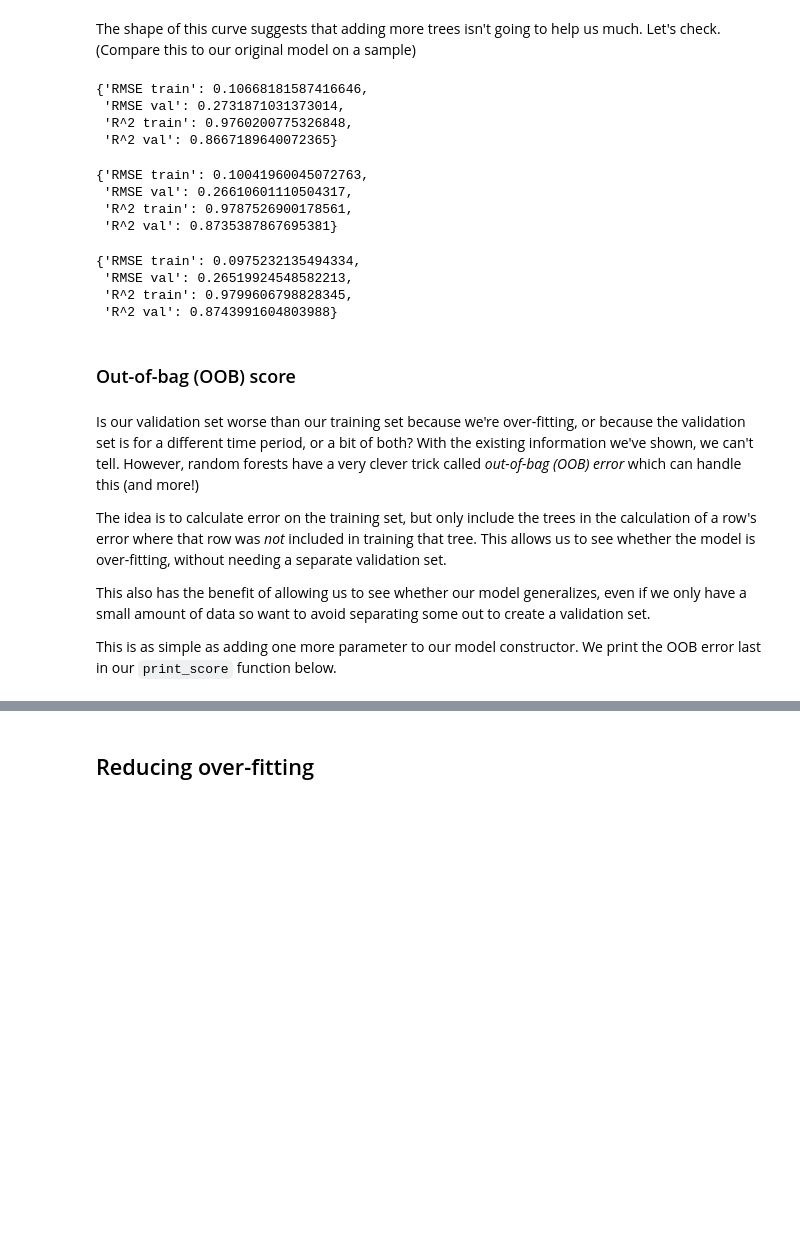
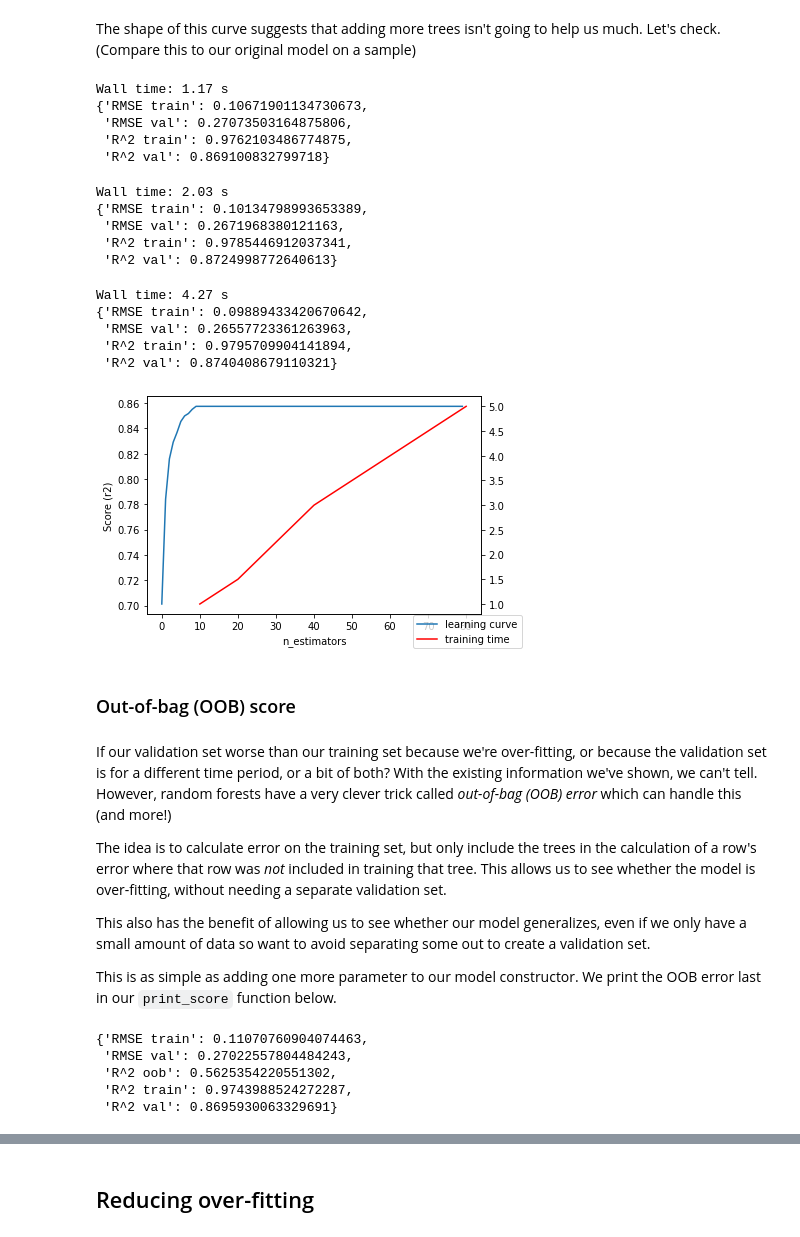
Before and after one commit to franperezlopez/mlcourse, a Jupyter notebook: notebooks/ml1.ipynb, the cells around one changed output, grey strips where cells are left out. Saved outputs shown, nothing was run; the diff lists cells and outputs as text; code cells hidden in the pictures; blank space fills up the shorter version.

```diff
--- a/notebooks/ml1.ipynb
+++ b/notebooks/ml1.ipynb
@@ -651,41 +635,64 @@ The curve shows that the model improves with the size of the estimators, but thi
 The shape of this curve suggests that adding more trees isn't going to help us much. Let's check. (Compare this to our original model on a sample)
 # %%
 m = RandomForestRegressor(n_estimators=20, n_jobs=-1)
-m.fit(X_train, y_train)
+%time m.fit(X_train, y_train)
 print_score(m)
 # %% [output]
-{'RMSE train': 0.10668181587416646,
- 'RMSE val': 0.2731871031373014,
- 'R^2 train': 0.9760200775326848,
- 'R^2 val': 0.8667189640072365}
+Wall time: 1.17 s
+{'RMSE train': 0.10671901134730673,
+ 'RMSE val': 0.27073503164875806,
+ 'R^2 train': 0.9762103486774875,
+ 'R^2 val': 0.869100832799718}
 # %%
 m = RandomForestRegressor(n_estimators=40, n_jobs=-1)
-m.fit(X_train, y_train)
+%time m.fit(X_train, y_train)
 print_score(m)
 # %% [output]
-{'RMSE train': 0.10041960045072763,
- 'RMSE val': 0.26610601110504317,
- 'R^2 train': 0.9787526900178561,
- 'R^2 val': 0.8735387867695381}
+Wall time: 2.03 s
+{'RMSE train': 0.10134798993653389,
+ 'RMSE val': 0.2671968380121163,
+ 'R^2 train': 0.9785446912037341,
+ 'R^2 val': 0.8724998772640613}
 # %%
 m = RandomForestRegressor(n_estimators=80, n_jobs=-1)
-m.fit(X_train, y_train)
+%time m.fit(X_train, y_train)
 print_score(m)
 # %% [output]
-{'RMSE train': 0.0975232135494334,
- 'RMSE val': 0.26519924548582213,
- 'R^2 train': 0.9799606798828345,
- 'R^2 val': 0.8743991604803988}
+Wall time: 4.27 s
+{'RMSE train': 0.09889433420670642,
+ 'RMSE val': 0.26557723361263963,
+ 'R^2 train': 0.9795709904141894,
+ 'R^2 val': 0.8740408679110321}
+# %%
+#plt.plot([metrics.r2_score(y_valid, np.mean(preds[:i+1], axis=0)) for i in range(m.n_estimators)]);
+learning_curve = pd.DataFrame({'Score (r2)': [metrics.r2_score(y_valid, np.mean(preds[:i+1], axis=0)) for i in range(m.n_estimators)],
+                               'n_estimators': range(m.n_estimators)})
+sns.lineplot(y='Score (r2)', x='n_estimators', data=learning_curve, label="learning curve", legend=False)
+ax = plt.twinx()
+sns.lineplot(x=[10,20,40,80], y=[1,1.5,3,5], color="r", ax=ax, label="training time", legend=False)
+ax.figure.legend(loc='lower right');
+# %% [output]
+[figure, added]
 # %% [markdown]
 ### Out-of-bag (OOB) score
 # %% [markdown]
-Is our validation set worse than our training set because we're over-fitting, or because the validation set is for a different time period, or a bit of both? With the existing information we've shown, we can't tell. However, random forests have a very clever trick called *out-of-bag (OOB) error* which can handle this (and more!)
+If our validation set worse than our training set because we're over-fitting, or because the validation set is for a different time period, or a bit of both? With the existing information we've shown, we can't tell. However, random forests have a very clever trick called *out-of-bag (OOB) error* which can handle this (and more!)
 
 The idea is to calculate error on the training set, but only include the trees in the calculation of a row's error where that row was *not* included in training that tree. This allows us to see whether the model is over-fitting, without needing a separate validation set.
 
 This also has the benefit of allowing us to see whether our model generalizes, even if we only have a small amount of data so want to avoid separating some out to create a validation set.
 
 This is as simple as adding one more parameter to our model constructor. We print the OOB error last in our `print_score` function below.
+# %%
+m = RandomForestRegressor(n_estimators=15, n_jobs=-1, oob_score=True)
+m.fit(X_train, y_train)
+print_score(m)
+# %% [output]
+{'RMSE train': 0.11070760904074463,
+ 'RMSE val': 0.27022557804484243,
+ 'R^2 oob': 0.5625354220551302,
+ 'R^2 train': 0.9743988524272287,
+ 'R^2 val': 0.8695930063329691}
 # %%
 m = RandomForestRegressor(n_estimators=40, n_jobs=-1, oob_score=True)
 m.fit(X_train, y_train)
```
Also changed, not shown: parts of 59 cells of this notebook, 3 other files.
